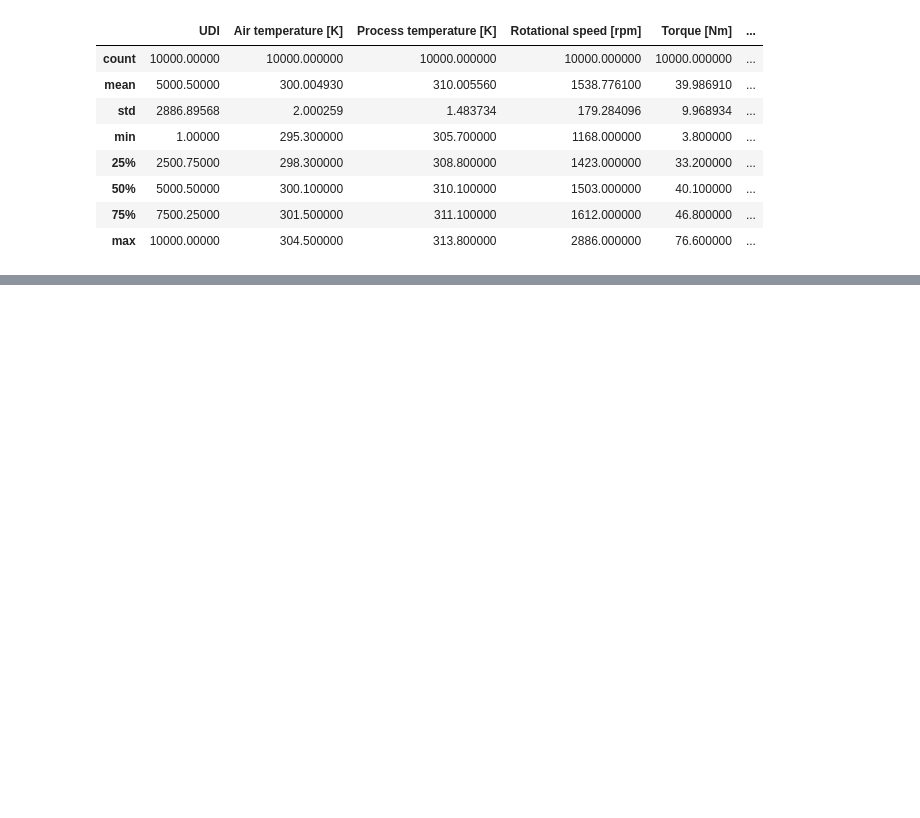
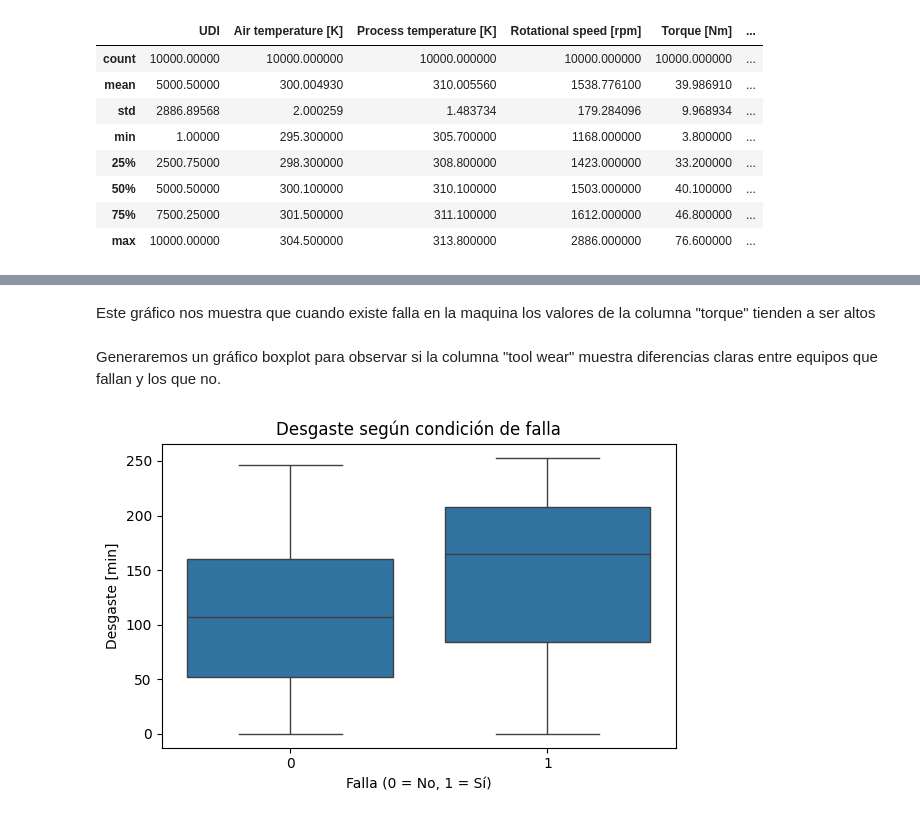
Before and after one commit to Rom5262/Predictivo, a Jupyter notebook: predictivo.ipynb, the cells around one changed output, grey strips where cells are left out. Cells and saved outputs as stored; diff of their text form; code cells hidden in the pictures; blank space fills up the shorter version.

```diff
--- a/predictivo.ipynb
+++ b/predictivo.ipynb
@@ -87,0 +160,14 @@ predic.describe()
+# %% [markdown]
+Este gráfico nos muestra que cuando existe falla en la maquina los valores de la columna "torque" tienden a ser altos
+# %% [markdown]
+Generaremos un gráfico boxplot para observar si la columna "tool wear" muestra diferencias claras entre equipos que fallan y los que no.
+# %%
+plt.figure(figsize=(6, 4))
+sns.boxplot(x='machine failure', y='tool wear [min]', data=df)
+plt.title('Desgaste según condición de falla')
+plt.xlabel('Falla (0 = No, 1 = Sí)')
+plt.ylabel('Desgaste [min]')
+plt.tight_layout()
+plt.show()
+# %% [output]
+[figure, added]
```
Also changed, not shown: parts of 39 cells of this notebook, 1 other file.
